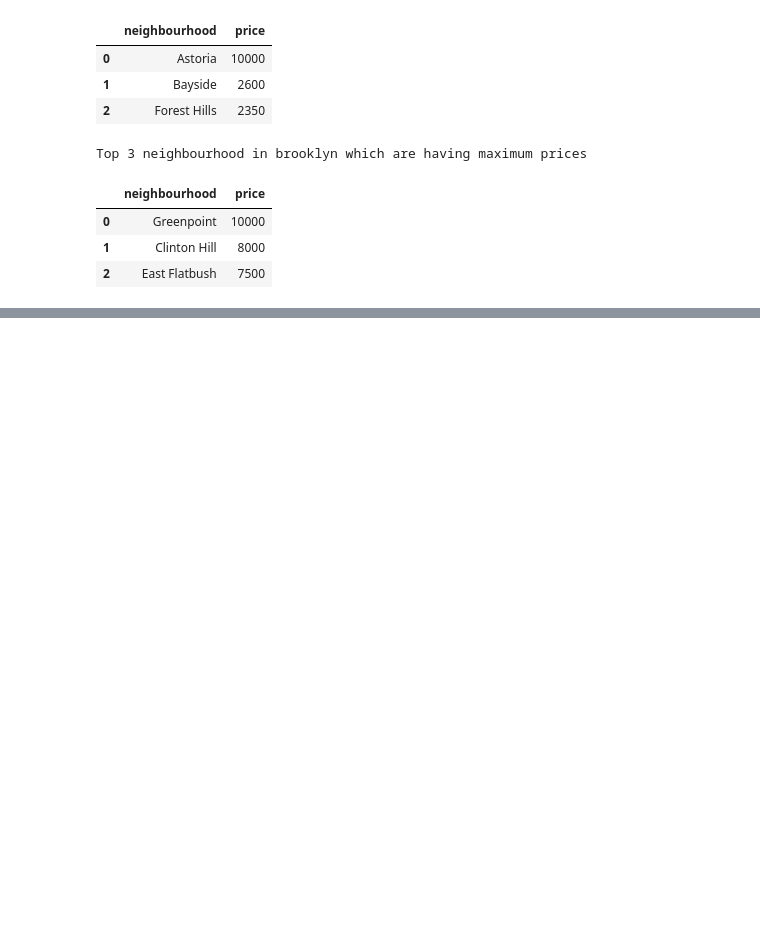
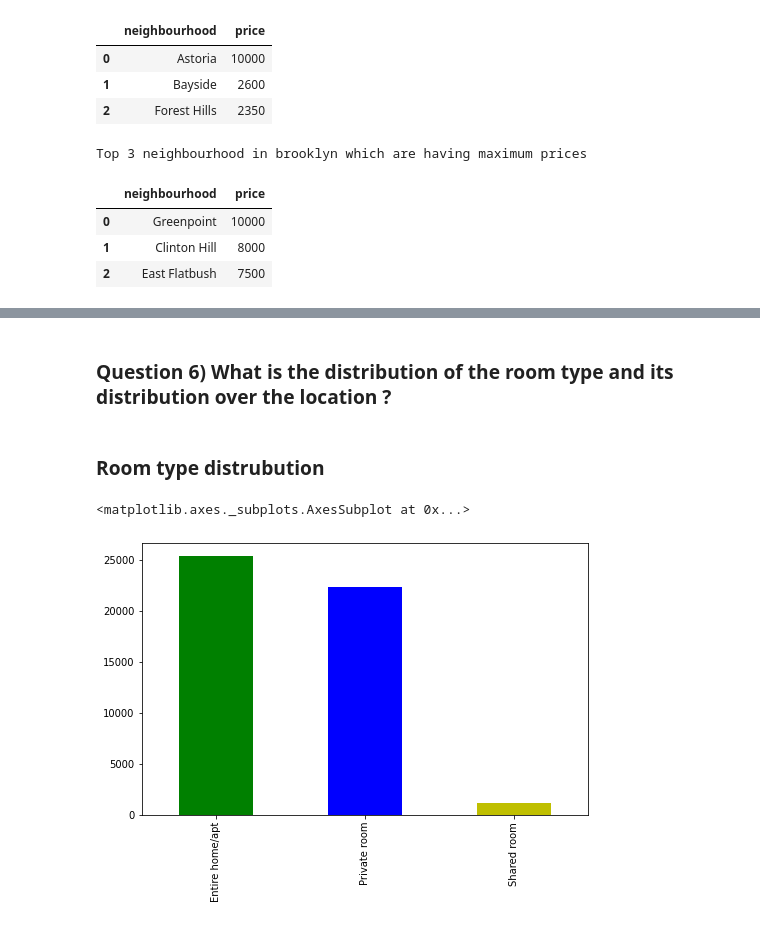
Before and after one commit to dil150898/Airbnb-EDA, a Jupyter notebook: Airbnb_Bookings_Analysis_Capstone_Project.ipynb, the cells around one changed output, grey strips where cells are left out. Drawn from its saved outputs; the diff is of its cells as text; code cells hidden in the pictures; blank space fills up the shorter version.

```diff
--- a/Airbnb_Bookings_Analysis_Capstone_Project.ipynb
+++ b/Airbnb_Bookings_Analysis_Capstone_Project.ipynb
@@ -466,0 +523,10 @@ Top 3 neighbourhood in brooklyn which are having maximum prices
+# %% [markdown]
+### **Question 6) What is the distribution of the room type and its distribution over the location  ?**
+# %% [markdown]
+### **Room type distrubution**
+# %%
+plt.figure(figsize=(8,5))
+df['room_type'].value_counts().plot(kind='bar',color=['g','b','y'])
+# %% [output]
+<matplotlib.axes._subplots.AxesSubplot at 0x...>
+[figure, added]
```
Also changed, not shown: parts of 19 cells of this notebook.
